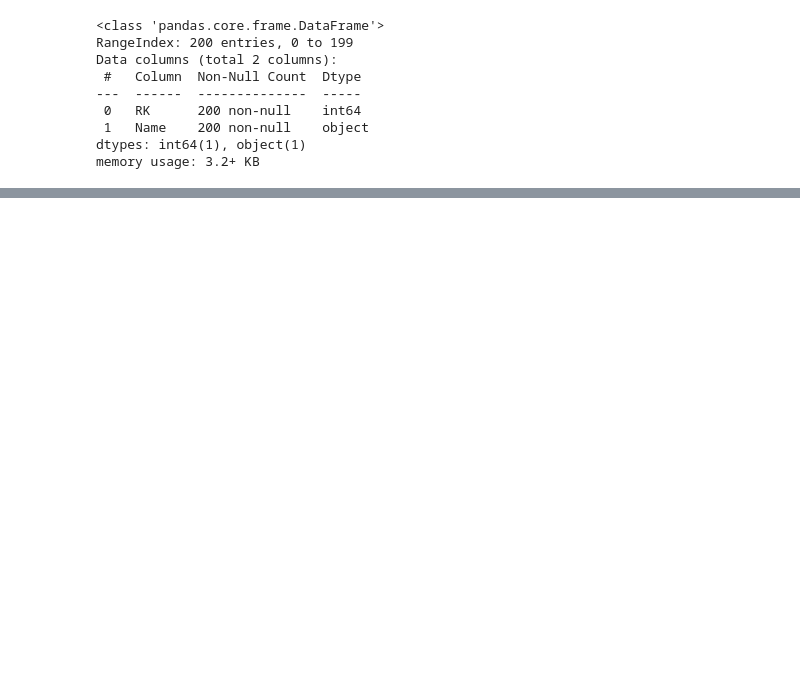
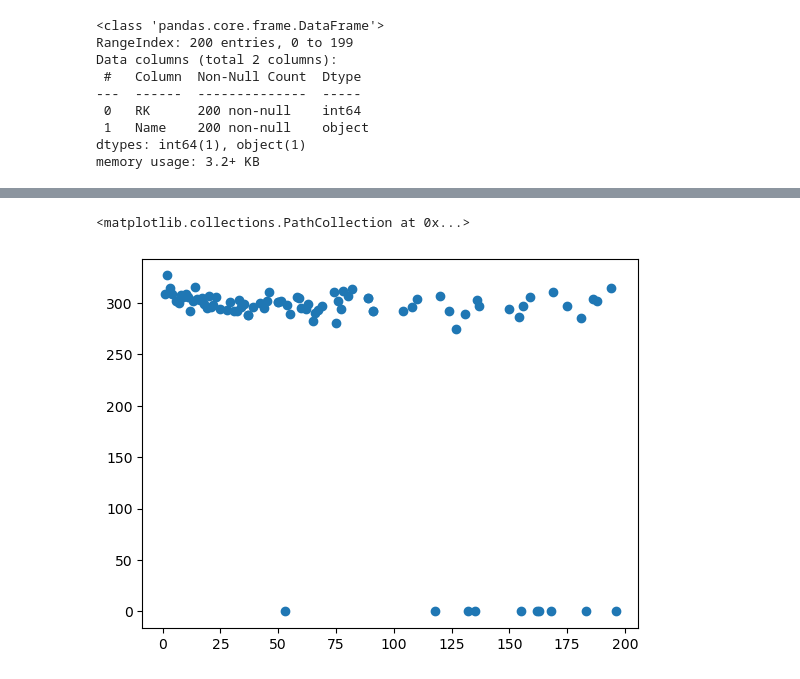
Before and after one commit to bolive2/golfData, a Jupyter notebook: Blog3.ipynb, the cells around one changed output, grey strips where cells are left out. Saved outputs shown, nothing was run; the diff lists cells and outputs as text; code cells hidden in the pictures; blank space fills up the shorter version.

```diff
--- a/Blog3.ipynb
+++ b/Blog3.ipynb
@@ -202,0 +297,5 @@ use.sort_values(by=['RK_x'])
+# %%
+plt.scatter(use['RK'],use['DDIS'])
+# %% [output]
+<matplotlib.collections.PathCollection at 0x...>
+[figure, added]
```
Also changed, not shown: parts of 28 cells of this notebook.
